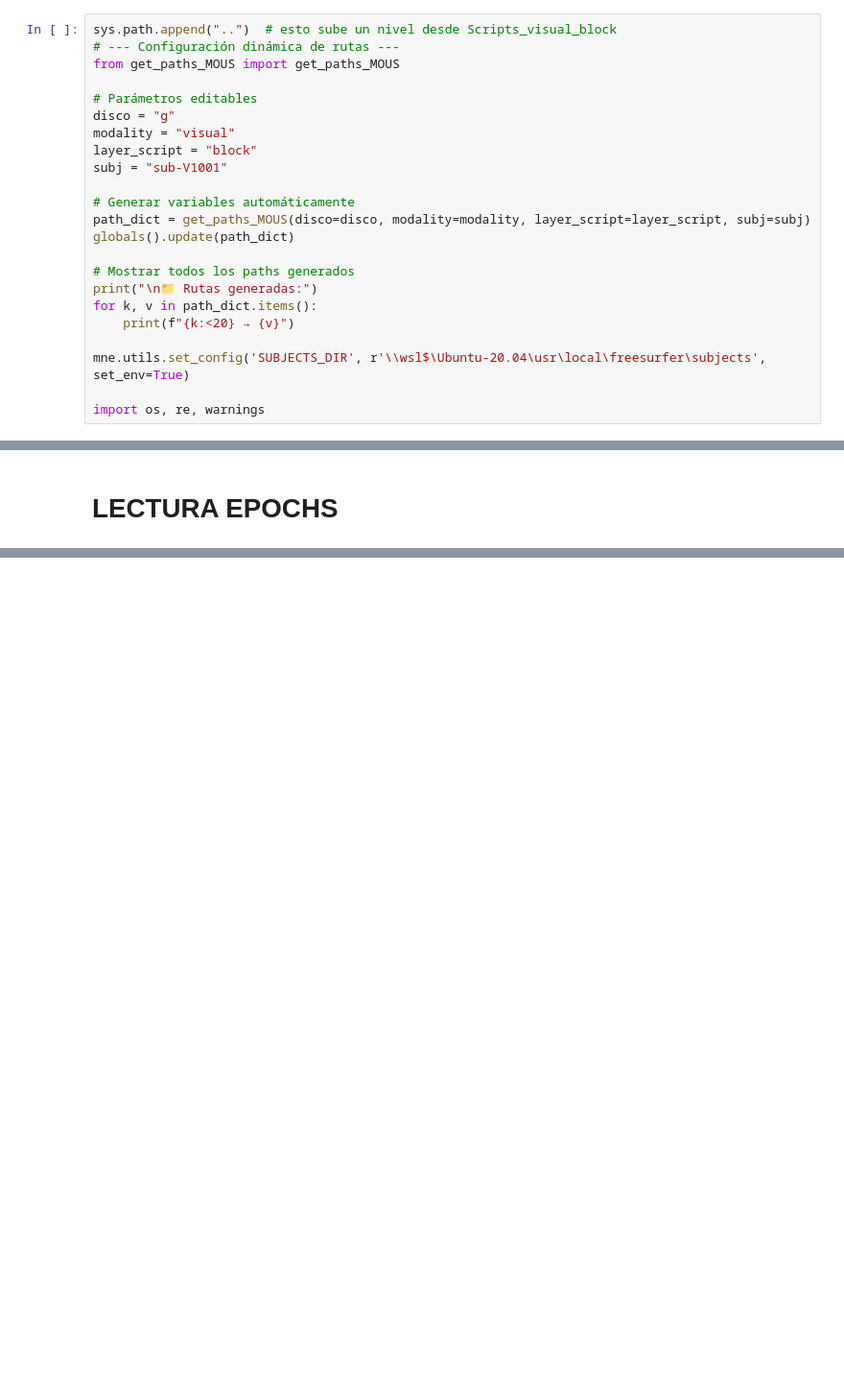
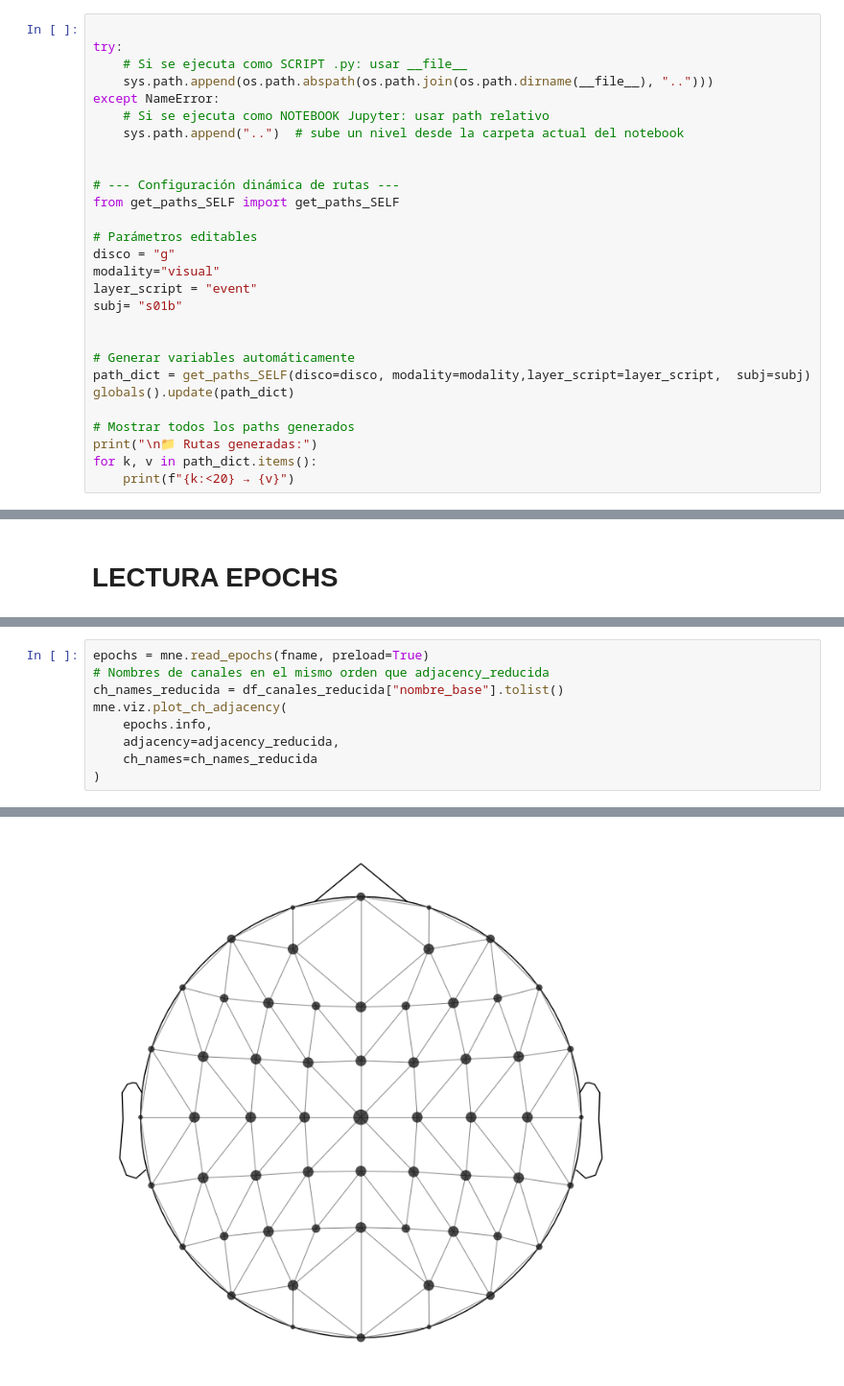
Before and after one commit to dbo97/CODE_self, a Jupyter notebook: analysis/creation of adjacency_visual.ipynb, the cells around one changed output, grey strips where cells are left out. Shown at 96% size. Drawn from its saved outputs; the diff is of its cells as text; blank space fills up the shorter version.

```diff
--- a/analysis/creation of adjacency_visual.ipynb
+++ b/analysis/creation of adjacency_visual.ipynb
@@ -36,24 +47,29 @@ import pandas as pd
 # %%
-sys.path.append("..")  # esto sube un nivel desde Scripts_visual_block
+
+try:
+    # Si se ejecuta como SCRIPT .py: usar __file__
+    sys.path.append(os.path.abspath(os.path.join(os.path.dirname(__file__), "..")))
+except NameError:
+    # Si se ejecuta como NOTEBOOK Jupyter: usar path relativo
+    sys.path.append("..")  # sube un nivel desde la carpeta actual del notebook
+
+
 # --- Configuración dinámica de rutas ---
-from get_paths_MOUS import get_paths_MOUS
+from get_paths_SELF import get_paths_SELF
 
 # Parámetros editables
 disco = "g"
-modality = "visual"
-layer_script = "block"
-subj = "sub-V1001"
+modality="visual"
+layer_script = "event"
+subj= "s01b"
+
 
 # Generar variables automáticamente
-path_dict = get_paths_MOUS(disco=disco, modality=modality, layer_script=layer_script, subj=subj)
+path_dict = get_paths_SELF(disco=disco, modality=modality,layer_script=layer_script,  subj=subj)
 globals().update(path_dict)
 
 # Mostrar todos los paths generados
 print("\n📁 Rutas generadas:")
 for k, v in path_dict.items():
     print(f"{k:<20} → {v}")
-
-mne.utils.set_config('SUBJECTS_DIR', r'\\wsl$\Ubuntu-20.04\usr\local\freesurfer\subjects', set_env=True)
-
-import os, re, warnings
 # %% [output]
@@ -283,0 +266,10 @@ with open(channels_structure_path / f"adjacency_reduced_{modality}.pkl", "wb") a
+# %%
+epochs = mne.read_epochs(fname, preload=True)
+# Nombres de canales en el mismo orden que adjacency_reducida
+ch_names_reducida = df_canales_reducida["nombre_base"].tolist()
+mne.viz.plot_ch_adjacency(
+    epochs.info,
+    adjacency=adjacency_reducida,
+    ch_names=ch_names_reducida
+)
+# %% [output]
@@ -283,0 +284 @@ with open(channels_structure_path / f"adjacency_reduced_{modality}.pkl", "wb") a
+[figure, added]
```
Also changed, not shown: parts of 32 cells of this notebook, 10 other files.
